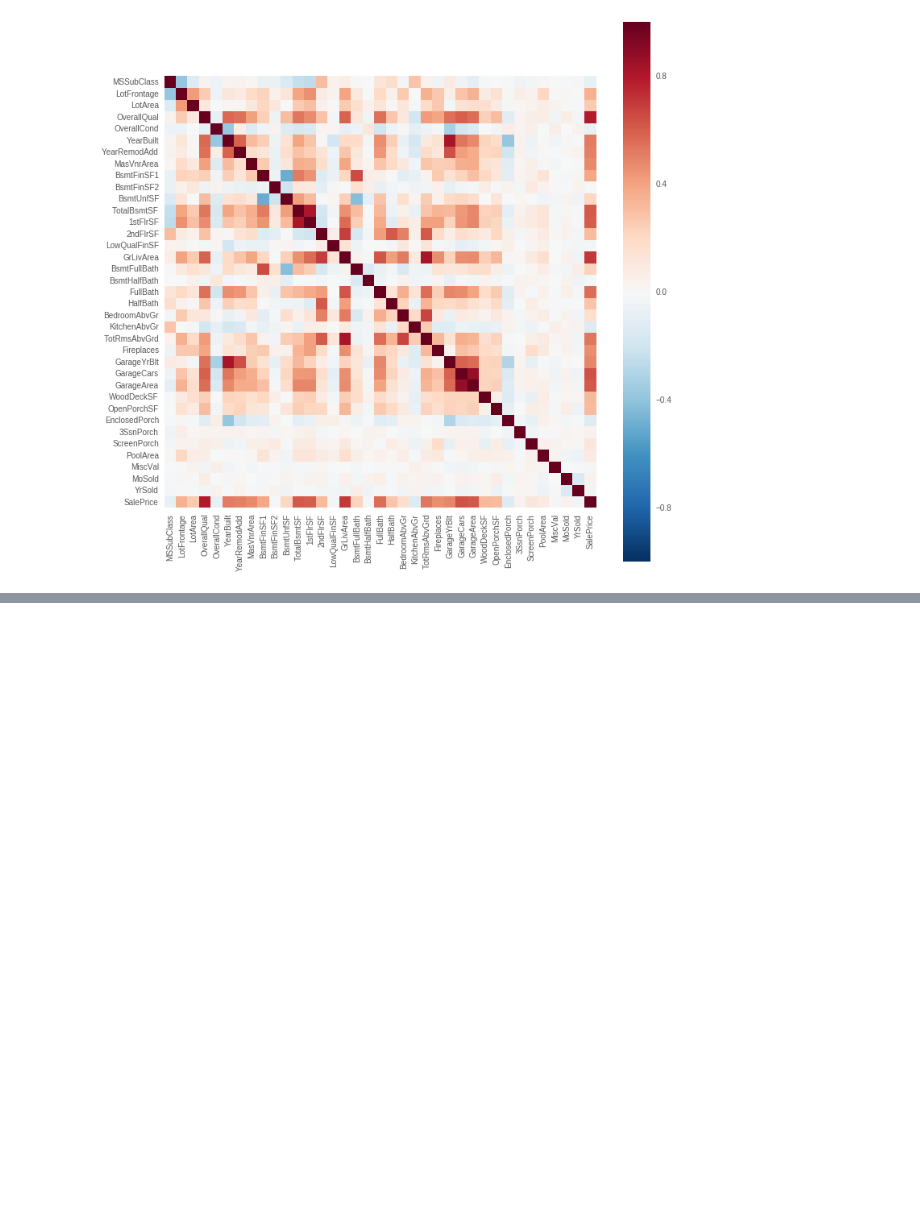
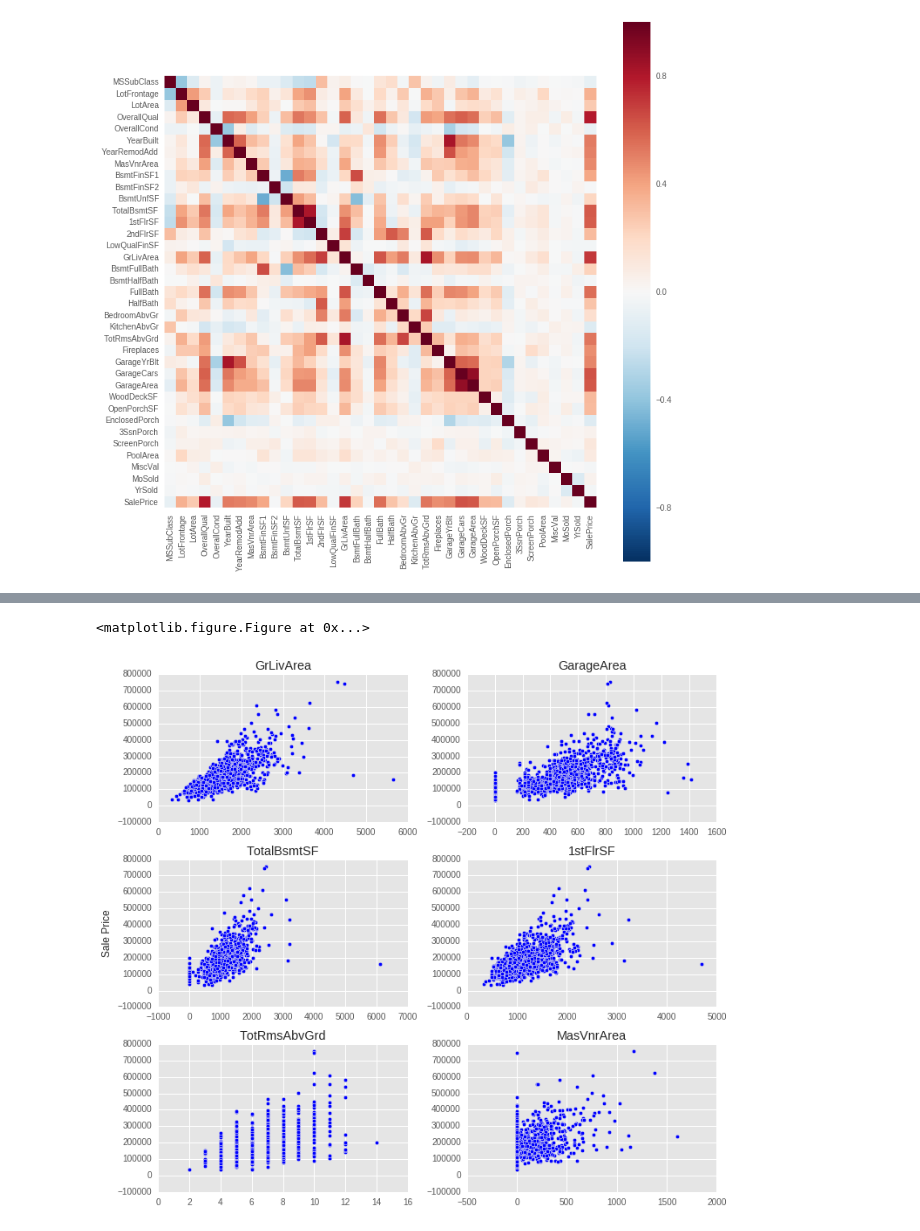
Before and after one commit to dheerajgopi/learn-ML, a Jupyter notebook: kaggle-house-price-data-exploration.ipynb, the cells around one changed output, grey strips where cells are left out. Cells and saved outputs as stored; diff of their text form; code cells hidden in the pictures; blank space fills up the shorter version.

```diff
--- a/kaggle-house-price-data-exploration.ipynb
+++ b/kaggle-house-price-data-exploration.ipynb
@@ -69,0 +98,22 @@ sns.heatmap?
+# %%
+plt.figure(1)
+f, axarr = plt.subplots(3, 2, figsize=(10, 9))
+price = df['SalePrice']
+axarr[0, 0].scatter(df['GrLivArea'], price)
+axarr[0, 0].set_title('GrLivArea')
+axarr[0, 1].scatter(df['GarageArea'], price)
+axarr[0, 1].set_title('GarageArea')
+axarr[1, 0].scatter(df['TotalBsmtSF'], price)
+axarr[1, 0].set_title('TotalBsmtSF')
+axarr[1, 1].scatter(df['1stFlrSF'], price)
+axarr[1, 1].set_title('1stFlrSF')
+axarr[2, 0].scatter(df['TotRmsAbvGrd'], price)
+axarr[2, 0].set_title('TotRmsAbvGrd')
+axarr[2, 1].scatter(df['MasVnrArea'], price)
+axarr[2, 1].set_title('MasVnrArea')
+f.text(-0.01, 0.5, 'Sale Price', va='center', rotation='vertical', fontsize = 12)
+plt.tight_layout()
+plt.show();
+# %% [output]
+<matplotlib.figure.Figure at 0x...>
+[figure, added]
```
Also changed, not shown: parts of 4 cells of this notebook.
